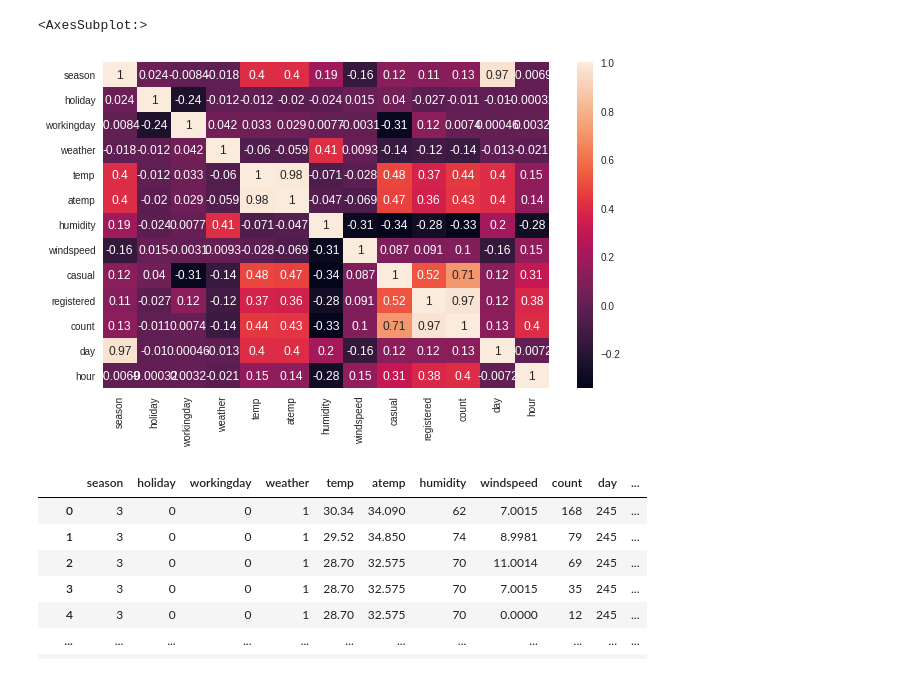
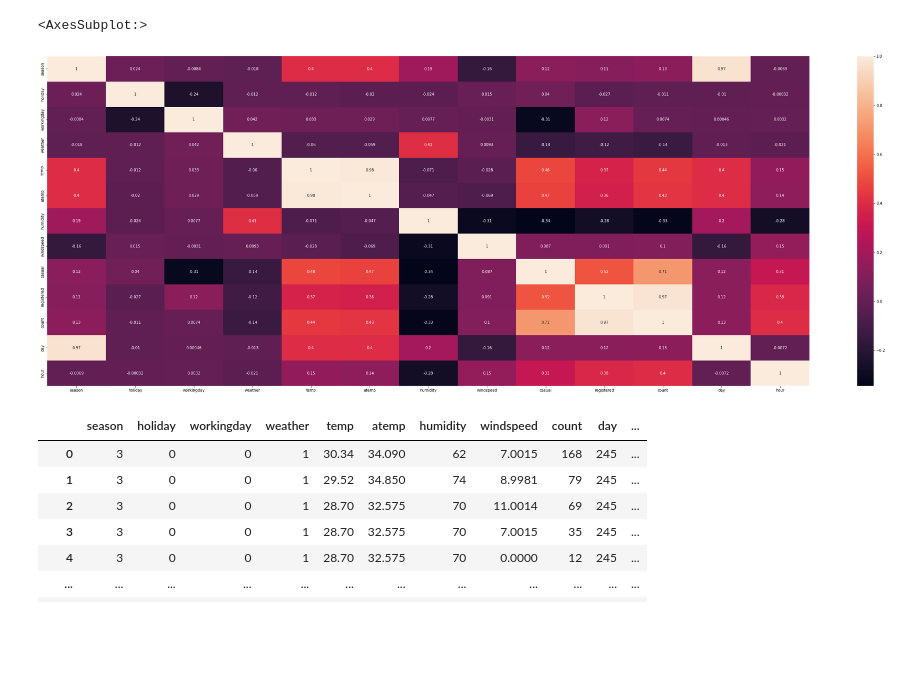
Before and after one commit to yayahamour/project_bike, a Jupyter notebook: netoyage.ipynb, the cells around one changed output. Cells and saved outputs as stored; diff of their text form; code cells hidden in the pictures; blank space fills up the shorter version.

```diff
--- a/netoyage.ipynb
+++ b/netoyage.ipynb
@@ -10,11 +12,11 @@ df['day'] = pd.to_datetime(df['datetime']).dt.dayofyear
 df['hour'] = pd.to_datetime(df['datetime']).dt.hour
 df.drop('datetime', axis=1, inplace=True)
 # %%
-plt.figure(figsize=(10,6))
+plt.figure(figsize=(45,16))
 sns.heatmap(df.corr(), annot=True)
 # %% [output]
 <AxesSubplot:>
-[figure, old version]
+[figure, new version]
 # %%
 df2 = df.drop(columns=['registered', 'casual'], index=1)
 # %%
```
Also changed, not shown: parts of 3 cells of this notebook, 3 other files.
